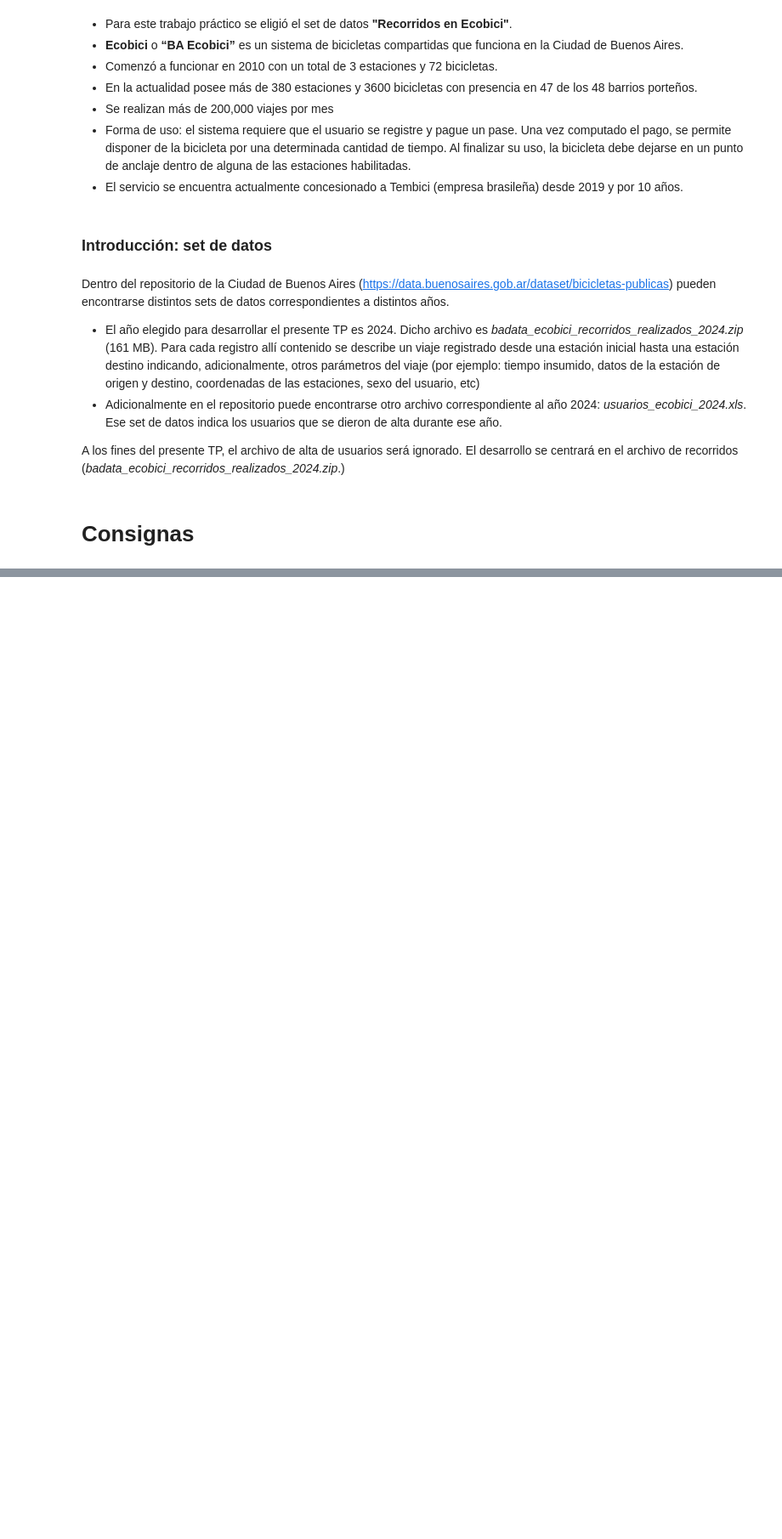
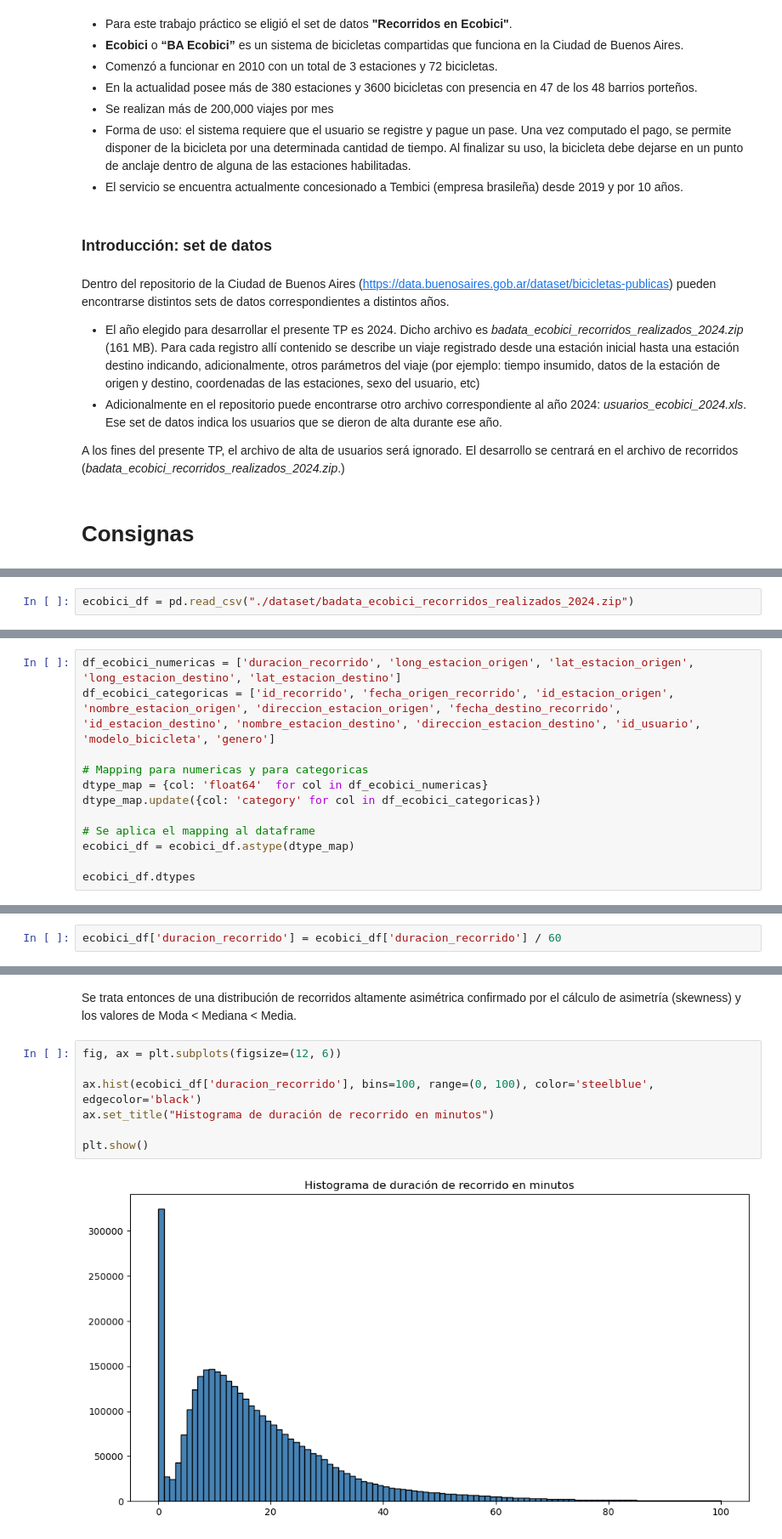
Before and after one commit to elianpinzas/add_tp_final, a Jupyter notebook: trabajo_final.ipynb, the cells around one changed output, grey strips where cells are left out. Shown at 85% size. Drawn from its saved outputs; the diff is of its cells as text; blank space fills up the shorter version.

```diff
--- a/trabajo_final.ipynb
+++ b/trabajo_final.ipynb
@@ -172,0 +72,2 @@ Name: duracion_recorrido, dtype: float64
+# %%
+ecobici_df = pd.read_csv("./dataset/badata_ecobici_recorridos_realizados_2024.zip")
@@ -172,0 +109,12 @@ Name: duracion_recorrido, dtype: float64
+# %%
+df_ecobici_numericas = ['duracion_recorrido', 'long_estacion_origen', 'lat_estacion_origen', 'long_estacion_destino', 'lat_estacion_destino']
+df_ecobici_categoricas = ['id_recorrido', 'fecha_origen_recorrido', 'id_estacion_origen', 'nombre_estacion_origen', 'direccion_estacion_origen', 'fecha_destino_recorrido', 'id_estacion_destino', 'nombre_estacion_destino', 'direccion_estacion_destino', 'id_usuario', 'modelo_bicicleta', 'genero']
+
+# Mapping para numericas y para categoricas
+dtype_map = {col: 'float64'  for col in df_ecobici_numericas}
+dtype_map.update({col: 'category' for col in df_ecobici_categoricas})
+
+# Se aplica el mapping al dataframe
+ecobici_df = ecobici_df.astype(dtype_map)
+
+ecobici_df.dtypes
@@ -172,0 +153,2 @@ Name: duracion_recorrido, dtype: float64
+# %%
+ecobici_df['duracion_recorrido'] = ecobici_df['duracion_recorrido'] / 60
@@ -172,0 +212,11 @@ Name: duracion_recorrido, dtype: float64
+# %% [markdown]
+Se trata entonces de una distribución de recorridos altamente asimétrica confirmado por el cálculo de asimetría (skewness) y los valores de Moda < Mediana < Media.
+# %%
+fig, ax = plt.subplots(figsize=(12, 6))
+
+ax.hist(ecobici_df['duracion_recorrido'], bins=100, range=(0, 100), color='steelblue', edgecolor='black')
+ax.set_title("Histograma de duración de recorrido en minutos")
+
+plt.show()
+# %% [output]
+[figure, added]
```
Also changed, not shown: parts of 51 cells of this notebook, 2 other files.
